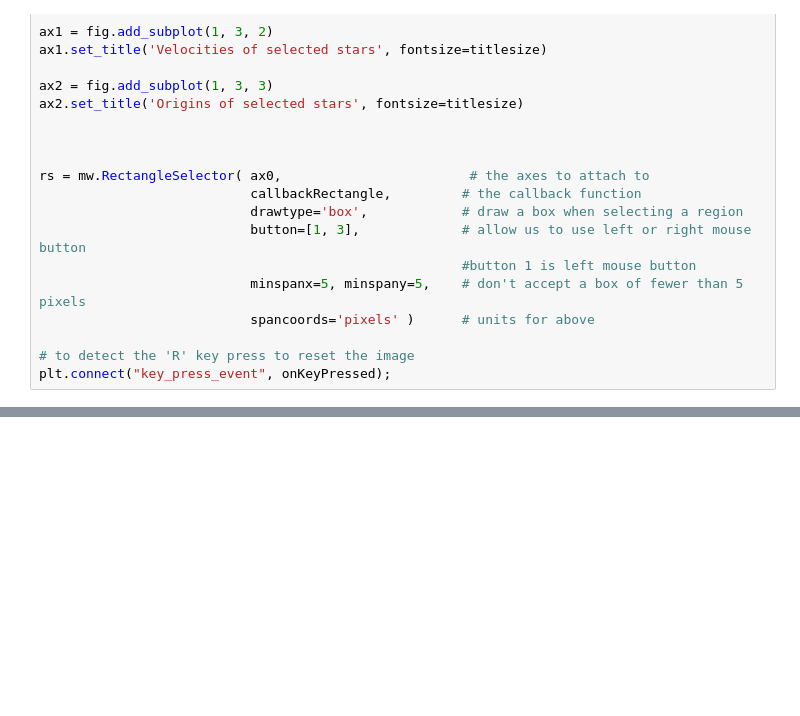
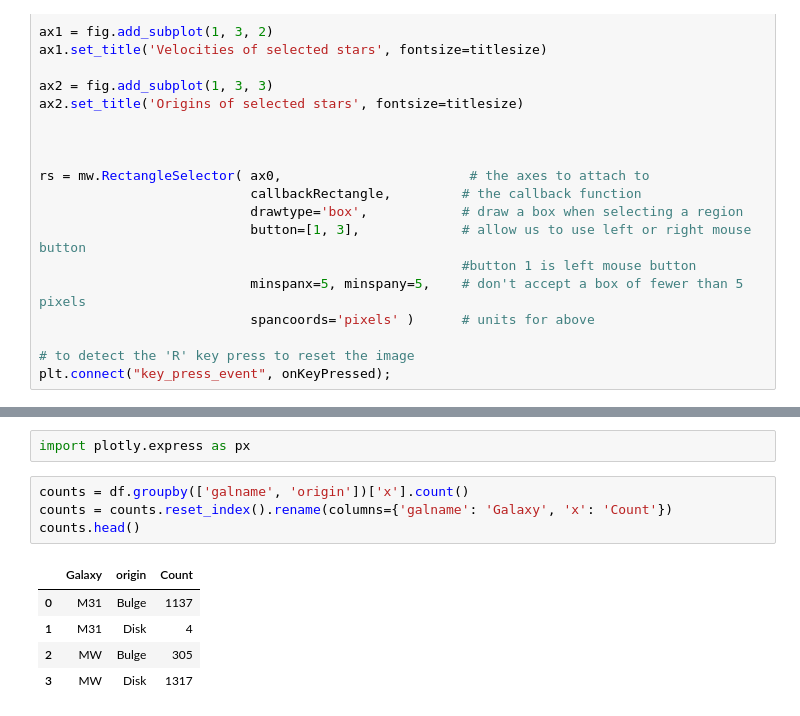
Before and after one commit to colinleach/400B_Leach, a Jupyter notebook: Project/notebooks/Close approach.ipynb, the cells around one changed output, grey strips where cells are left out. Drawn from its saved outputs; the diff is of its cells as text; blank space fills up the shorter version.

```diff
--- a/Project/notebooks/Close approach.ipynb
+++ b/Project/notebooks/Close approach.ipynb
@@ -258,0 +389,12 @@ ax0.patches
+# %%
+import plotly.express as px
+# %%
+counts = df.groupby(['galname', 'origin'])['x'].count()
+counts = counts.reset_index().rename(columns={'galname': 'Galaxy', 'x': 'Count'})
+counts.head()
+# %% [output]
+|  | Galaxy | origin | Count |
+| 0 | M31 | Bulge | 1137 |
+| 1 | M31 | Disk | 4 |
+| 2 | MW | Bulge | 305 |
+| 3 | MW | Disk | 1317 |
```
Also changed, not shown: parts of 35 cells of this notebook, 3 other files.
